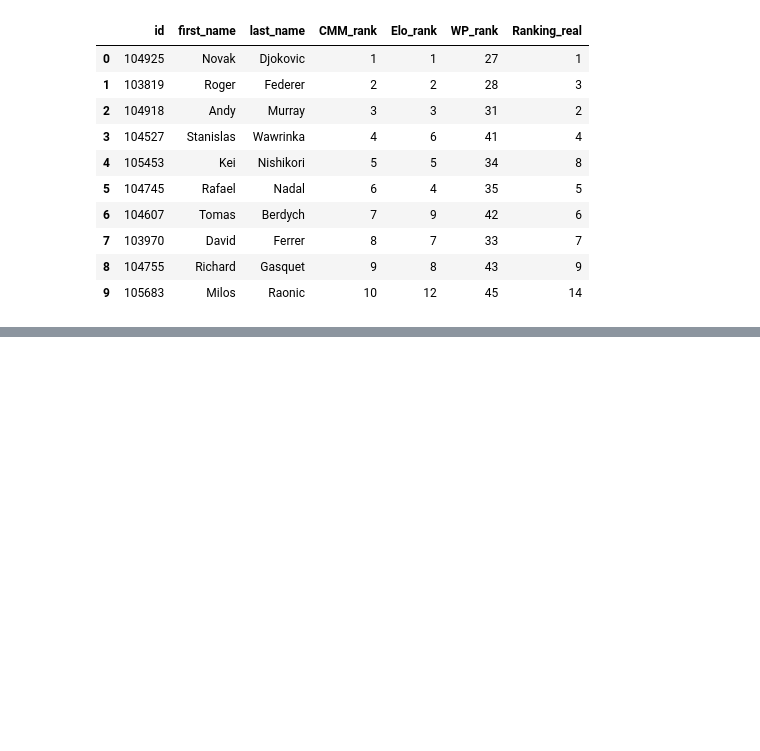
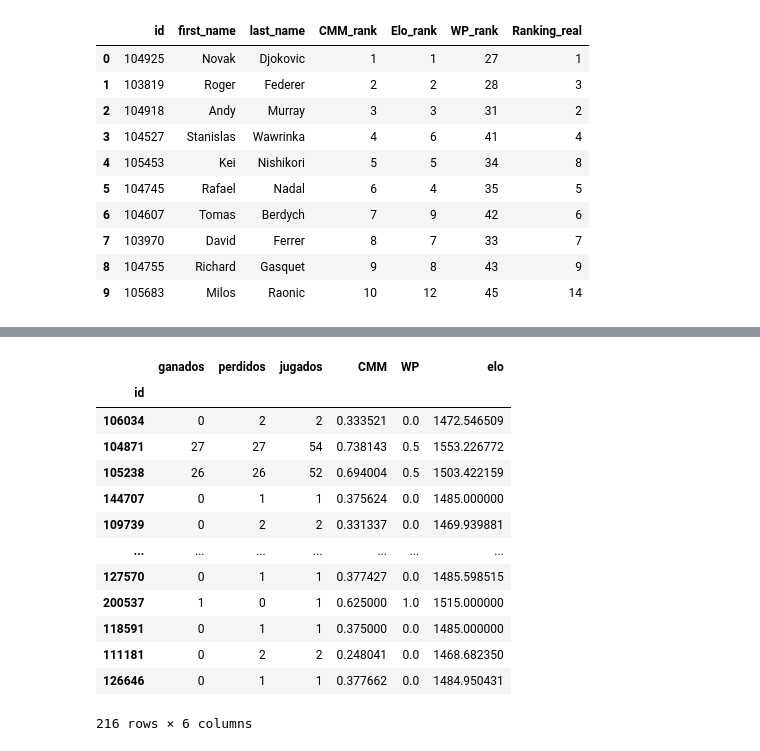
Before and after one commit to fzanollo/metodos-num, a Jupyter notebook: tp1/src/expAtp.ipynb, the cells around one changed output, grey strips where cells are left out. Saved outputs shown, nothing was run; the diff lists cells and outputs as text; code cells hidden in the pictures; blank space fills up the shorter version.

```diff
--- a/tp1/src/expAtp.ipynb
+++ b/tp1/src/expAtp.ipynb
@@ -235,0 +227,17 @@ Name: 3, dtype: object
+# %%
+resultados[resultados.WP.isin([0,0.5,1])] #Los outliers en wp son 0, 0.5 y 1
+# %% [output]
+|  | ganados | perdidos | jugados | CMM | WP | elo |
+| id |  |  |  |  |  |  |
+| 106034 | 0 | 2 | 2 | 0.333521 | 0.0 | 1472.546509 |
+| 104871 | 27 | 27 | 54 | 0.738143 | 0.5 | 1553.226772 |
+| 105238 | 26 | 26 | 52 | 0.694004 | 0.5 | 1503.422159 |
+| 144707 | 0 | 1 | 1 | 0.375624 | 0.0 | 1485.000000 |
+| 109739 | 0 | 2 | 2 | 0.331337 | 0.0 | 1469.939881 |
+| ... | ... | ... | ... | ... | ... | ... |
+| 127570 | 0 | 1 | 1 | 0.377427 | 0.0 | 1485.598515 |
+| 200537 | 1 | 0 | 1 | 0.625000 | 1.0 | 1515.000000 |
+| 118591 | 0 | 1 | 1 | 0.375000 | 0.0 | 1485.000000 |
+| 111181 | 0 | 2 | 2 | 0.248041 | 0.0 | 1468.682350 |
+| 126646 | 0 | 1 | 1 | 0.377662 | 0.0 | 1484.950431 |
+216 rows × 6 columns
```
Also changed, not shown: parts of 3 cells of this notebook, 2 other files.
